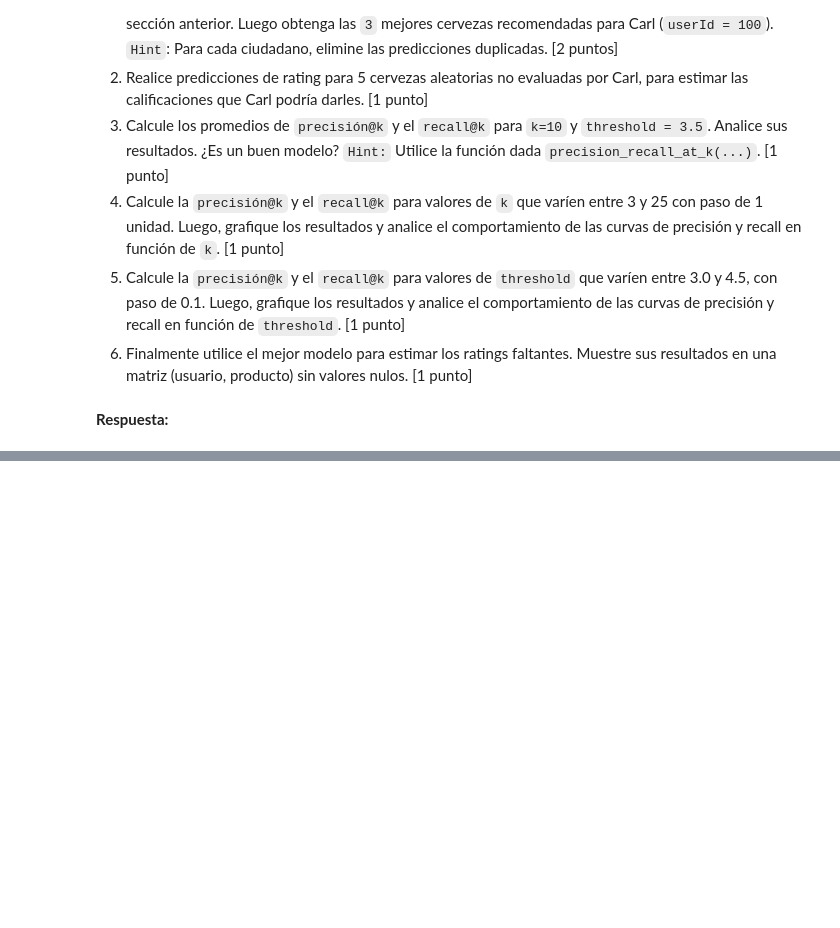
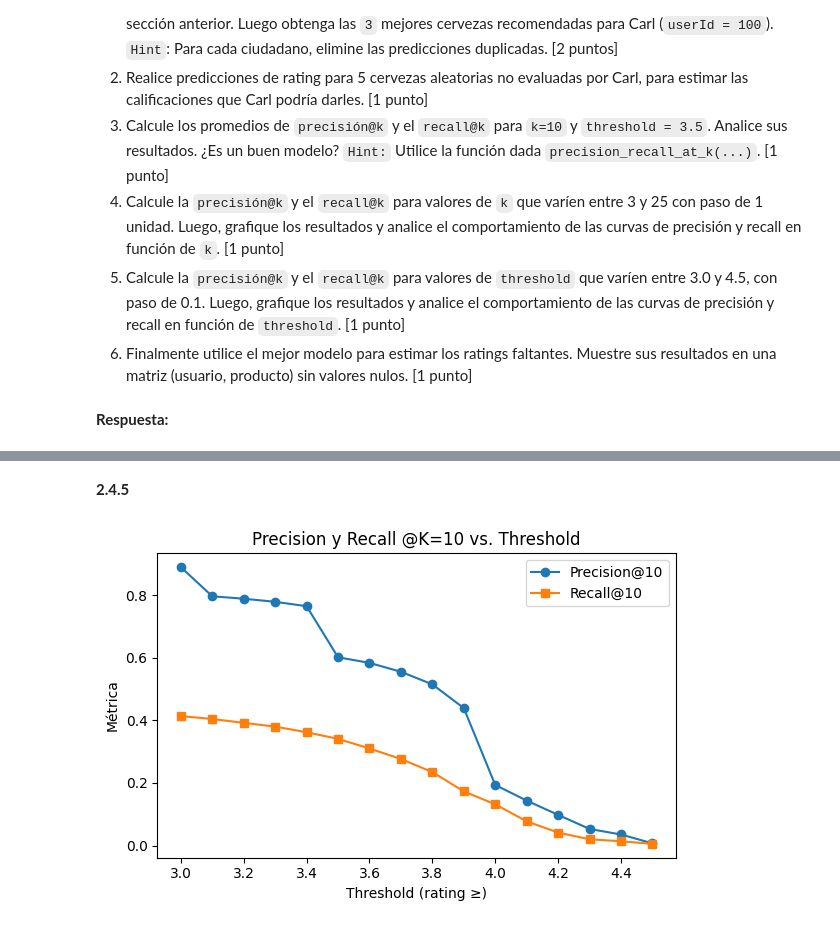
Before and after one commit to RenzoZanca/MDS7202, a Jupyter notebook: lab10/Lab10.ipynb, the cells around one changed output, grey strips where cells are left out. Drawn from its saved outputs; the diff is of its cells as text; code cells hidden in the pictures; blank space fills up the shorter version.

```diff
--- a/lab10/Lab10.ipynb
+++ b/lab10/Lab10.ipynb
@@ -837,0 +1315,30 @@ def precision_recall_at_k(predictions, k=10, threshold=3.5):
+# %% [markdown]
+**2.4.5**
+# %%
+import numpy as np
+import matplotlib.pyplot as plt
+
+# Lista de umbrales a evaluar
+thresholds = np.arange(3.0, 4.6, 0.1)
+K = 10
+
+precisions_thr = []
+recalls_thr = []
+
+for thr in thresholds:
+    p_dict, r_dict = precision_recall_at_k(pred_svd, k=K, threshold=thr)
+    # Promedio sobre usuarios
+    precisions_thr.append(np.mean(list(p_dict.values())))
+    recalls_thr.append(np.mean(list(r_dict.values())))
+
+plt.figure(figsize=(6,4))
+plt.plot(thresholds, precisions_thr, marker='o', label=f'Precision@{K}')
+plt.plot(thresholds, recalls_thr,  marker='s', label=f'Recall@{K}')
+plt.xlabel('Threshold (rating ≥)')
+plt.ylabel('Métrica')
+plt.title(f'Precision y Recall @K={K} vs. Threshold')
+plt.legend()
+plt.tight_layout()
+plt.show()
+# %% [output]
+[figure, added]
```
Also changed, not shown: parts of 28 cells of this notebook.
